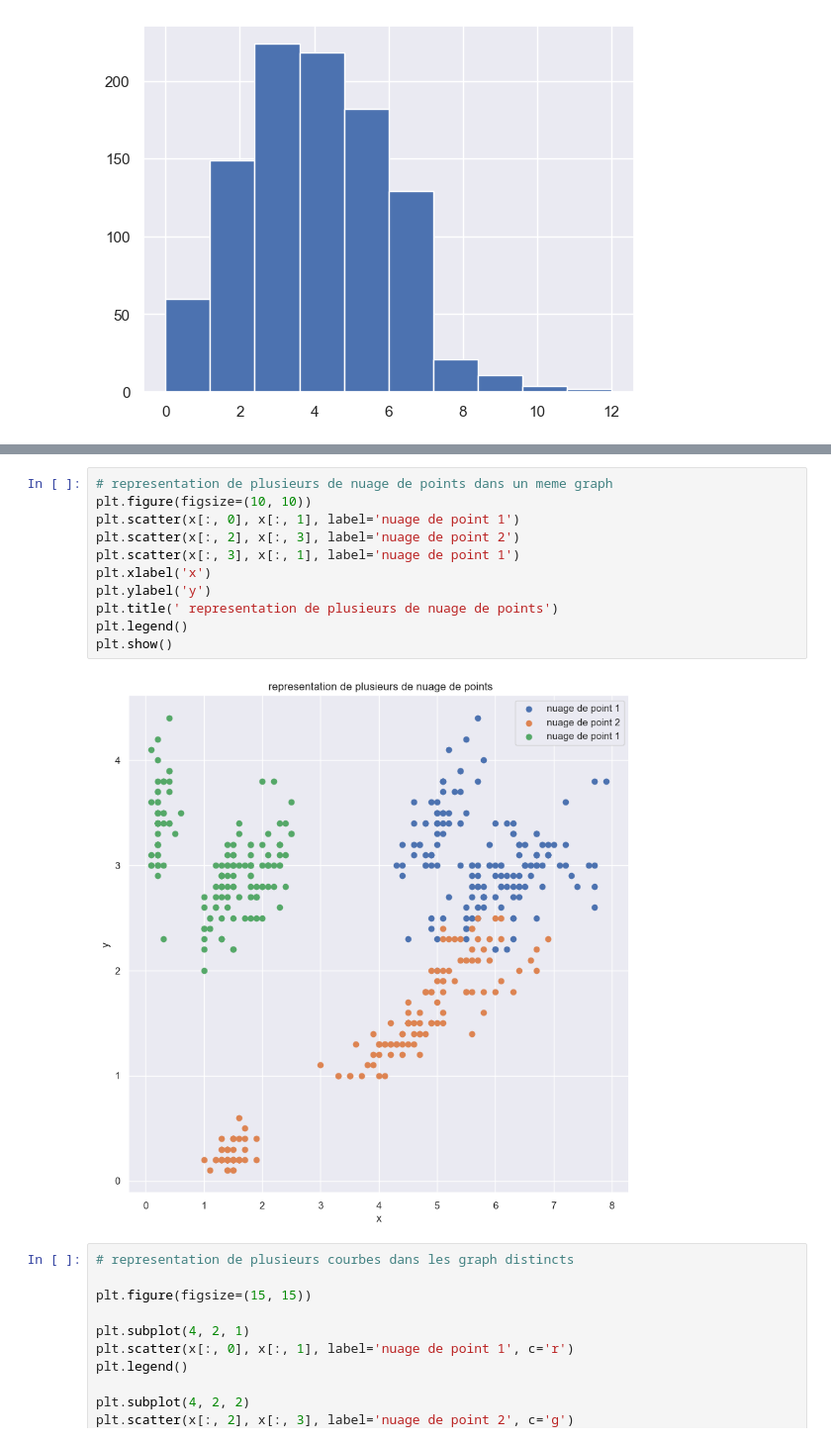
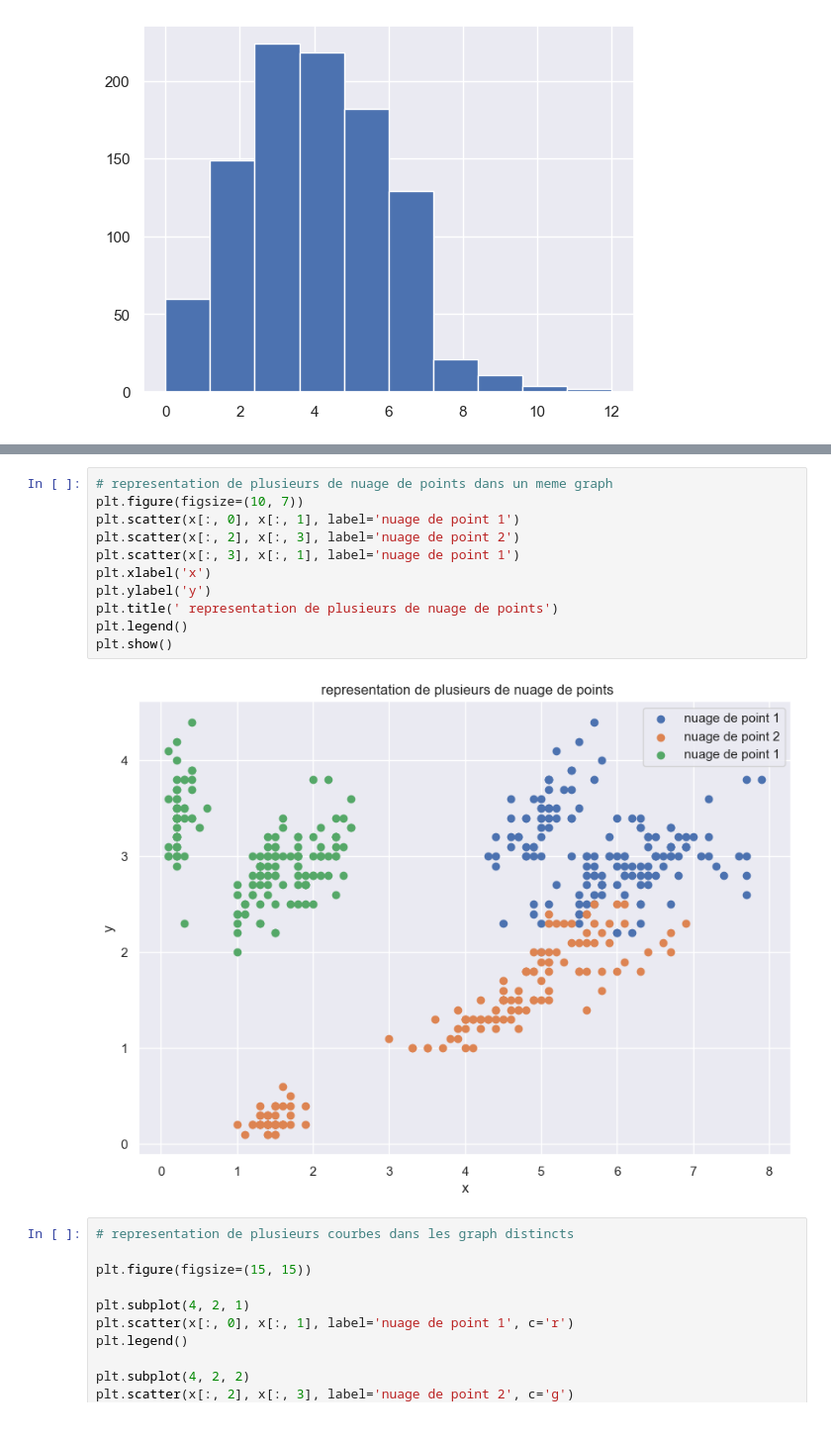
Before and after one commit to evil-smile/formation-en-data-science, a Jupyter notebook: bib_matplotlib.ipynb, the cells around one changed output, grey strips where cells are left out. Shown at 99% size. Cells and saved outputs as stored; diff of their text form.

```diff
--- a/bib_matplotlib.ipynb
+++ b/bib_matplotlib.ipynb
@@ -94,16 +115,16 @@ No artists with labels found to put in legend.  Note that artists whose label st
 # %%
 # representation de plusieurs de nuage de points dans un meme graph
-plt.figure(figsize=(10, 10))
+plt.figure(figsize=(10, 7))
 plt.scatter(x[:, 0], x[:, 1], label='nuage de point 1')
 plt.scatter(x[:, 2], x[:, 3], label='nuage de point 2')
 plt.scatter(x[:, 3], x[:, 1], label='nuage de point 1')
 plt.xlabel('x')
 plt.ylabel('y')
 plt.title(' representation de plusieurs de nuage de points')
 plt.legend()
 plt.show()
 # %% [output]
-[figure, old version]
+[figure, new version]
 # %%
 # representation de plusieurs courbes dans les graph distincts
 
```
Also changed, not shown: parts of 7 cells of this notebook, 3 other files.
